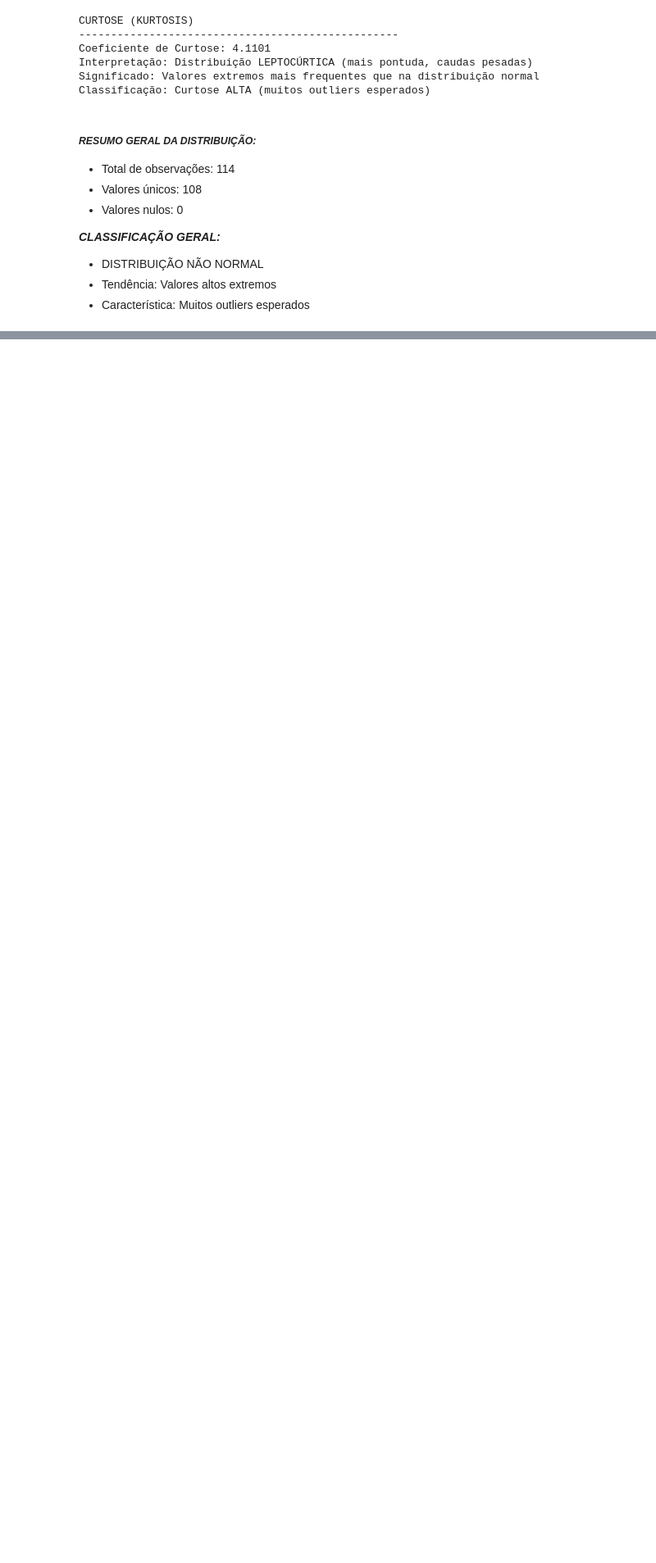
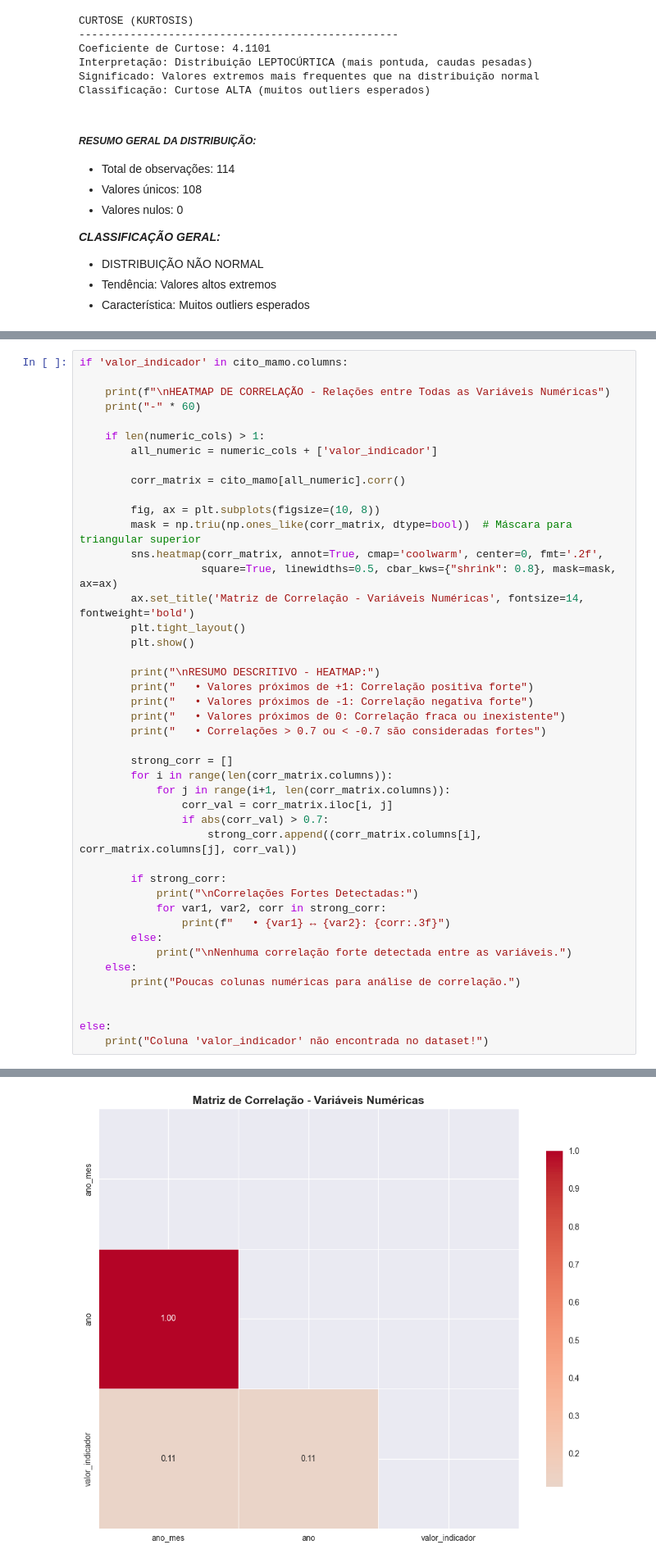
Before and after one commit to TeclaFernandes/Projeto_Analise_Dados_EC_SI_S5, a Jupyter notebook: Notebooks/N1/Notebook6.ipynb, the cells around one changed output, grey strips where cells are left out. Shown at 82% size. Drawn from its saved outputs; the diff is of its cells as text; blank space fills up the shorter version.

```diff
--- a/Notebooks/N1/Notebook6.ipynb
+++ b/Notebooks/N1/Notebook6.ipynb
@@ -524,0 +686,45 @@ Classificação: Curtose ALTA (muitos outliers esperados)
+# %%
+if 'valor_indicador' in cito_mamo.columns:
+
+    print(f"\nHEATMAP DE CORRELAÇÃO - Relações entre Todas as Variáveis Numéricas")
+    print("-" * 60)
+
+    if len(numeric_cols) > 1:
+        all_numeric = numeric_cols + ['valor_indicador']
+
+        corr_matrix = cito_mamo[all_numeric].corr()
+
+        fig, ax = plt.subplots(figsize=(10, 8))
+        mask = np.triu(np.ones_like(corr_matrix, dtype=bool))  # Máscara para triangular superior
+        sns.heatmap(corr_matrix, annot=True, cmap='coolwarm', center=0, fmt='.2f',
+                   square=True, linewidths=0.5, cbar_kws={"shrink": 0.8}, mask=mask, ax=ax)
+        ax.set_title('Matriz de Correlação - Variáveis Numéricas', fontsize=14, fontweight='bold')
+        plt.tight_layout()
+        plt.show()
+
+        print("\nRESUMO DESCRITIVO - HEATMAP:")
+        print("   • Valores próximos de +1: Correlação positiva forte")
+        print("   • Valores próximos de -1: Correlação negativa forte")
+        print("   • Valores próximos de 0: Correlação fraca ou inexistente")
+        print("   • Correlações > 0.7 ou < -0.7 são consideradas fortes")
+
+        strong_corr = []
+        for i in range(len(corr_matrix.columns)):
+            for j in range(i+1, len(corr_matrix.columns)):
+                corr_val = corr_matrix.iloc[i, j]
+                if abs(corr_val) > 0.7:
+                    strong_corr.append((corr_matrix.columns[i], corr_matrix.columns[j], corr_val))
+
+        if strong_corr:
+            print("\nCorrelações Fortes Detectadas:")
+            for var1, var2, corr in strong_corr:
+                print(f"   • {var1} ↔ {var2}: {corr:.3f}")
+        else:
+            print("\nNenhuma correlação forte detectada entre as variáveis.")
+    else:
+        print("Poucas colunas numéricas para análise de correlação.")
+
+
+else:
+    print("Coluna 'valor_indicador' não encontrada no dataset!")
+# %% [output]
@@ -524,0 +733 @@ Classificação: Curtose ALTA (muitos outliers esperados)
+[figure, added]
```
Also changed, not shown: parts of 21 cells of this notebook.
